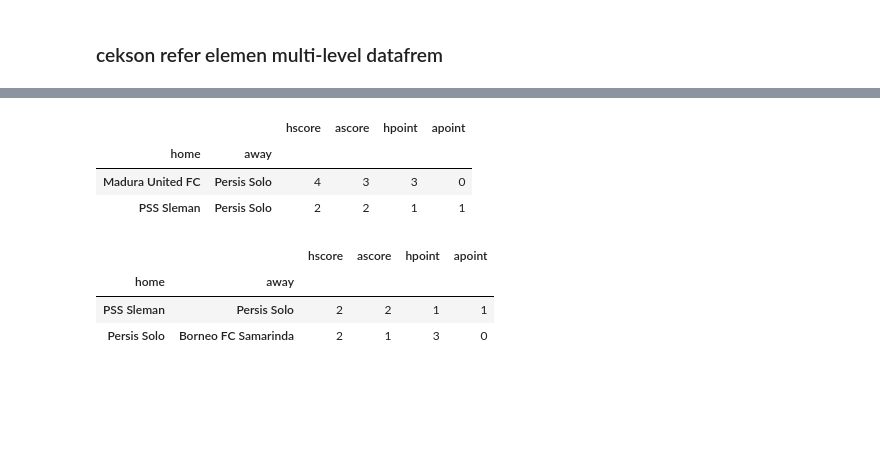
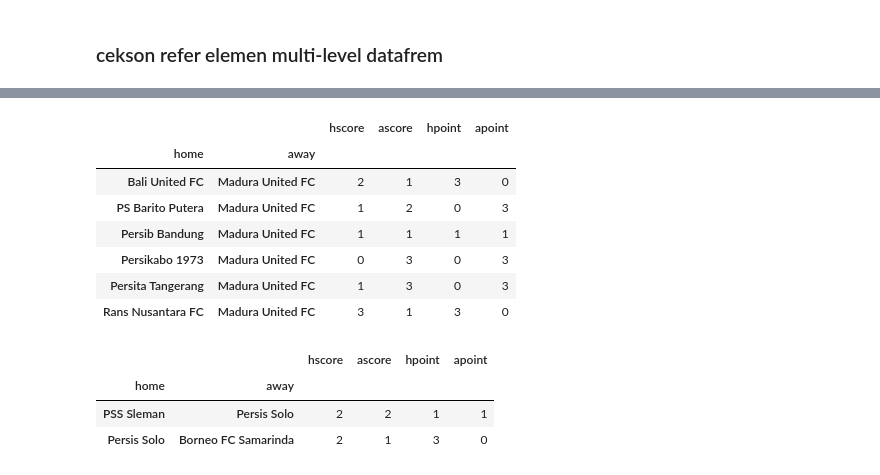
Before and after one commit to lpttprnc/liga-1, a Jupyter notebook: cek123dicoba.ipynb, the cells around one changed output, grey strips where cells are left out. Saved outputs shown, nothing was run; the diff lists cells and outputs as text; code cells hidden in the pictures; blank space fills up the shorter version.

```diff
--- a/cek123dicoba.ipynb
+++ b/cek123dicoba.ipynb
@@ -190,10 +224,14 @@ ValueError: The truth value of an array with more than one element is ambiguous.
 # %%
-dff.loc[dff.index.get_level_values('away')=='Persis Solo'] #iloc juga bisa
+dff.loc[dff.index.get_level_values('away')=='Madura United FC'] #iloc juga bisa
 # %% [output]
 |  |  | hscore | ascore | hpoint | apoint |
 | home | away |  |  |  |  |
-| Madura United FC | Persis Solo | 4 | 3 | 3 | 0 |
-| PSS Sleman | Persis Solo | 2 | 2 | 1 | 1 |
+| Bali United FC | Madura United FC | 2 | 1 | 3 | 0 |
+| PS Barito Putera | Madura United FC | 1 | 2 | 0 | 3 |
+| Persib Bandung | Madura United FC | 1 | 1 | 1 | 1 |
+| Persikabo 1973 | Madura United FC | 0 | 3 | 0 | 3 |
+| Persita Tangerang | Madura United FC | 1 | 3 | 0 | 3 |
+| Rans Nusantara FC | Madura United FC | 3 | 1 | 3 | 0 |
 # %%
 #dff.loc[['Persis Solo']]
 #dff.loc[dff.index.get_level_values('away')=='Persis Solo'] #iloc juga bisa
```
Also changed, not shown: parts of 53 cells of this notebook, 2 other files.
